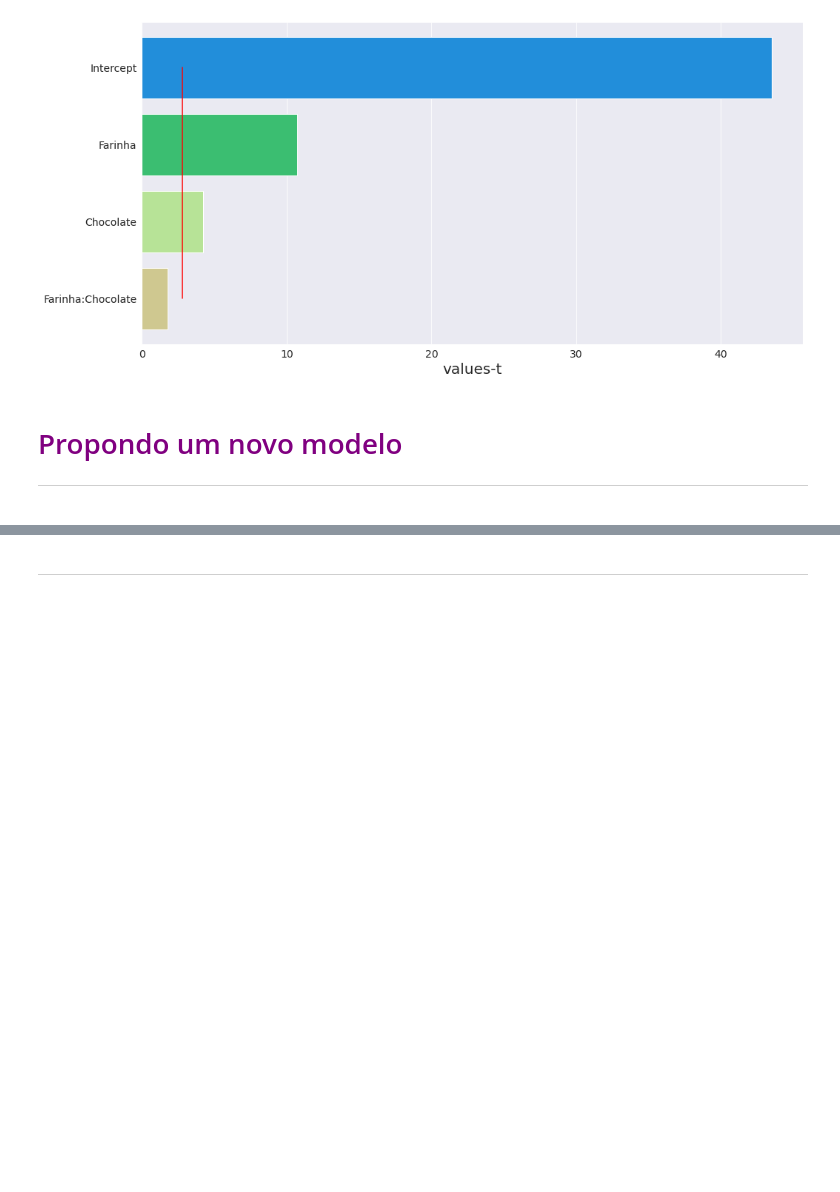
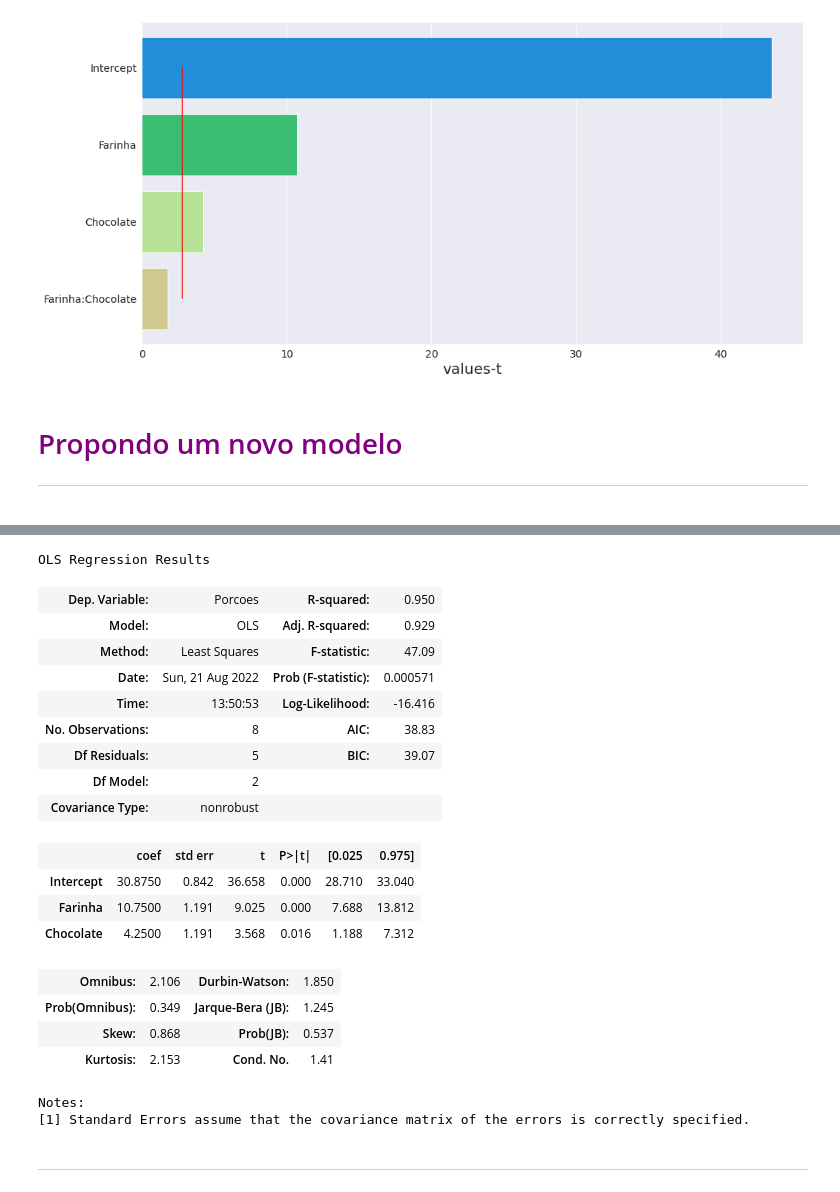
Before and after one commit to Gabriel-limadev/data_science_study, a Jupyter notebook: 10 - Análise de experimentos: testes, mapas de cores e análises dos dados./course_files/Planejamento_experimentos_aula.ipynb, the cells around one changed output, grey strips where cells are left out. Drawn from its saved outputs; the diff is of its cells as text; code cells hidden in the pictures; blank space fills up the shorter version.

```diff
--- a/10 - Análise de experimentos: testes, mapas de cores e análises dos dados./course_files/Planejamento_experimentos_aula.ipynb
+++ b/10 - Análise de experimentos: testes, mapas de cores e análises dos dados./course_files/Planejamento_experimentos_aula.ipynb
@@ -465,3 +469,26 @@ pareto.plot(limit, names, 'r')
+# %%
+fitted_model.summary()
+# %% [output]
+OLS Regression Results
+| Dep. Variable: | Porcoes | R-squared: | 0.950 |
+| Model: | OLS | Adj. R-squared: | 0.929 |
+| Method: | Least Squares | F-statistic: | 47.09 |
+| Date: | Sun, 21 Aug 2022 | Prob (F-statistic): | 0.000571 |
+| Time: | 13:50:53 | Log-Likelihood: | -16.416 |
+| No. Observations: | 8 | AIC: | 38.83 |
+| Df Residuals: | 5 | BIC: | 39.07 |
+| Df Model: | 2 |  |  |
+| Covariance Type: | nonrobust |  |  |
+|  | coef | std err | t | P>|t| | [0.025 | 0.975] |
+| Intercept | 30.8750 | 0.842 | 36.658 | 0.000 | 28.710 | 33.040 |
+| Farinha | 10.7500 | 1.191 | 9.025 | 0.000 | 7.688 | 13.812 |
+| Chocolate | 4.2500 | 1.191 | 3.568 | 0.016 | 1.188 | 7.312 |
+| Omnibus: | 2.106 | Durbin-Watson: | 1.850 |
+| Prob(Omnibus): | 0.349 | Jarque-Bera (JB): | 1.245 |
+| Skew: | 0.868 | Prob(JB): | 0.537 |
+| Kurtosis: | 2.153 | Cond. No. | 1.41 |
+Notes:
+[1] Standard Errors assume that the covariance matrix of the errors is correctly specified.
 # %% [markdown]
 <hr>
 # %% [markdown]
```
Also changed, not shown: parts of 15 cells of this notebook.
